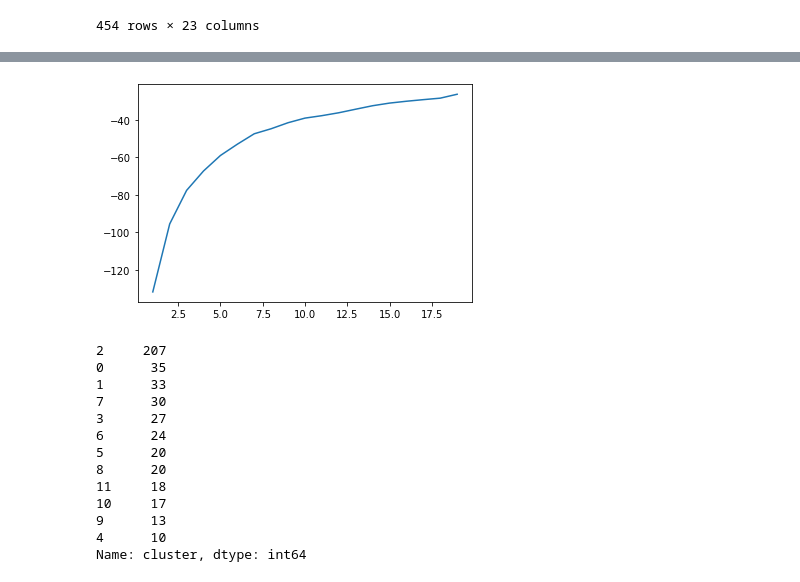
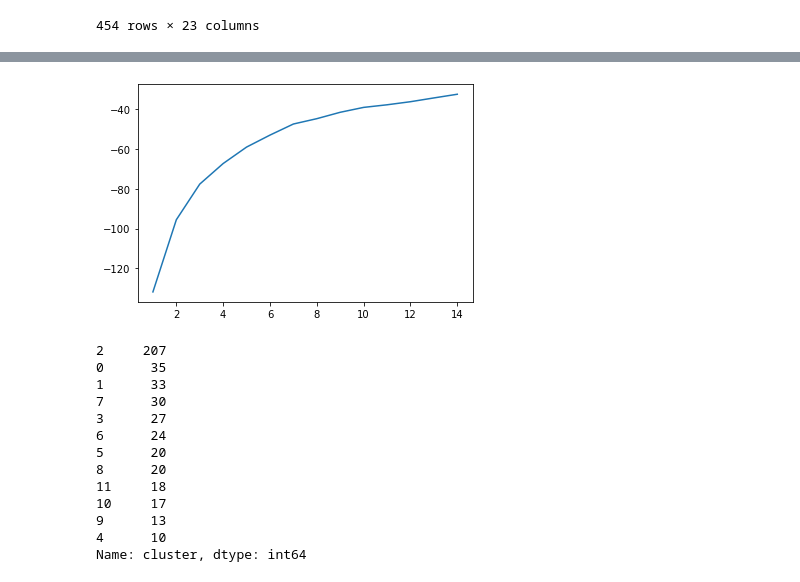
Before and after one commit to AnjaliJain-17/Anomaly-Detection, a Jupyter notebook: log_analysis/approach-2.ipynb, the cells around one changed output, grey strips where cells are left out. Saved outputs shown, nothing was run; the diff lists cells and outputs as text; code cells hidden in the pictures.

```diff
--- a/log_analysis/approach-2.ipynb
+++ b/log_analysis/approach-2.ipynb
@@ -242,16 +245,16 @@ data_new
 # %%
 import matplotlib.pyplot as plt
 from sklearn.cluster import KMeans
 RANDOM_STATE = 123
 
-n_cluster = range(12, 14)
+n_cluster = range(1, 15)
 kmeans = [KMeans(n_clusters=i, random_state=RANDOM_STATE).fit(data_new) for i in n_cluster]
 scores = [kmeans[i].score(data_new) for i in range(len(kmeans))]
 fig, ax = plt.subplots()
 ax.plot(n_cluster, scores)
 plt.show()
 # %% [output]
-[figure, old version]
+[figure, new version]
 # %%
 cluster_model = kmeans[11]
 
```
Also changed, not shown: parts of 23 cells of this notebook.
